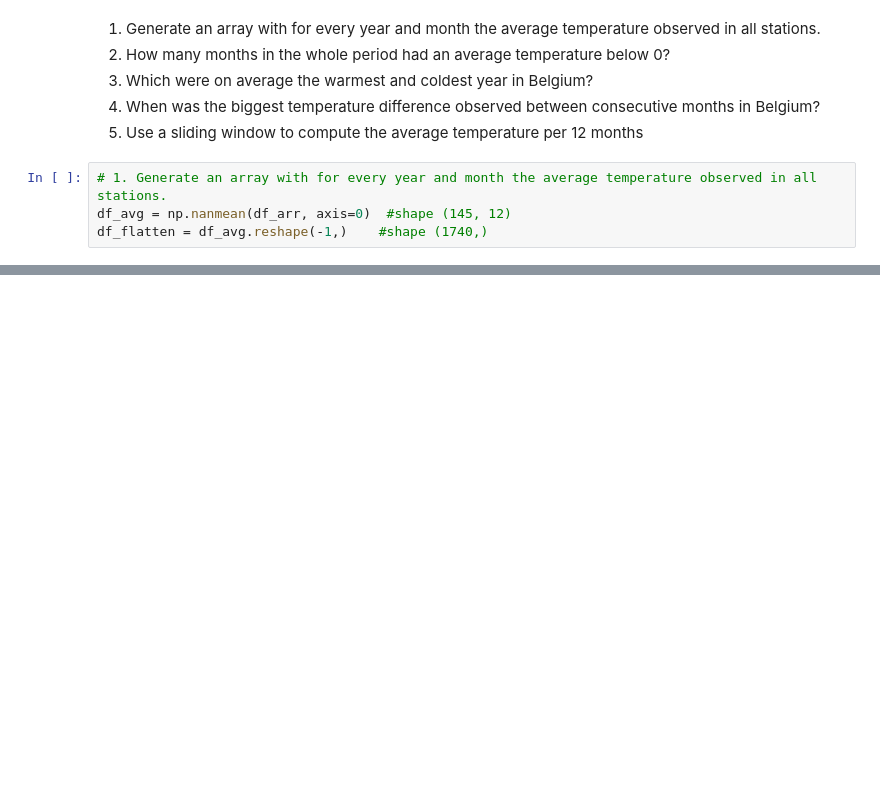
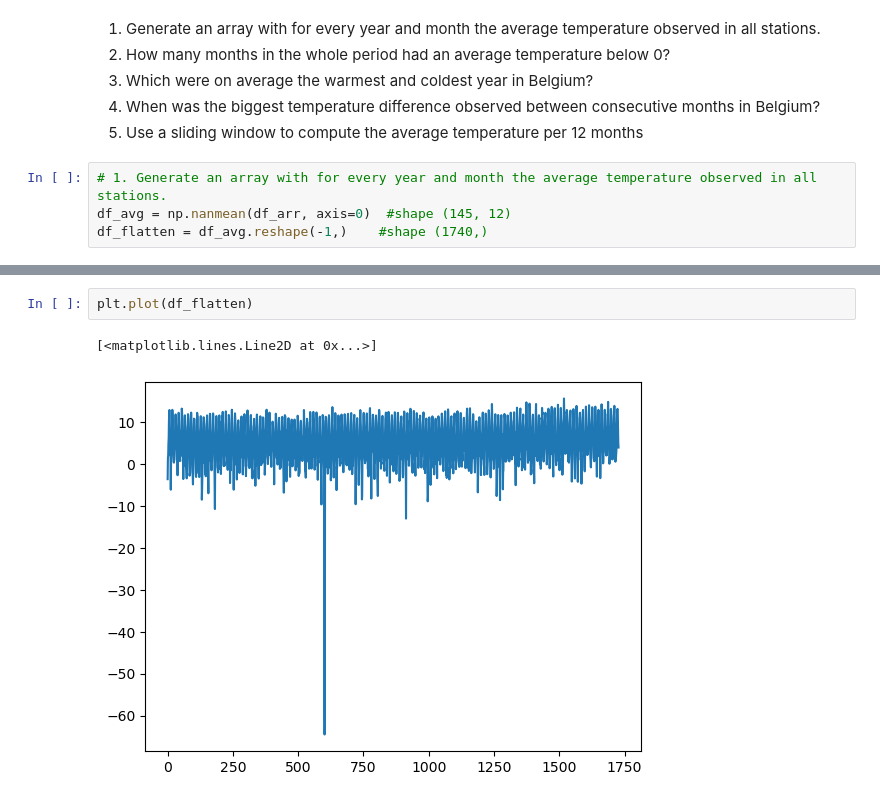
Before and after one commit to Joewi44/python_projects, a Jupyter notebook: belgian_temperature/wheater_data_2.ipynb, the cells around one changed output, grey strips where cells are left out. Drawn from its saved outputs; the diff is of its cells as text; blank space fills up the shorter version.

```diff
--- a/belgian_temperature/wheater_data_2.ipynb
+++ b/belgian_temperature/wheater_data_2.ipynb
@@ -49,0 +76,5 @@ plt.show()
+# %%
+plt.plot(df_flatten)
+# %% [output]
+[<matplotlib.lines.Line2D at 0x...>]
+[figure, added]
```
Also changed, not shown: parts of 8 cells of this notebook.
